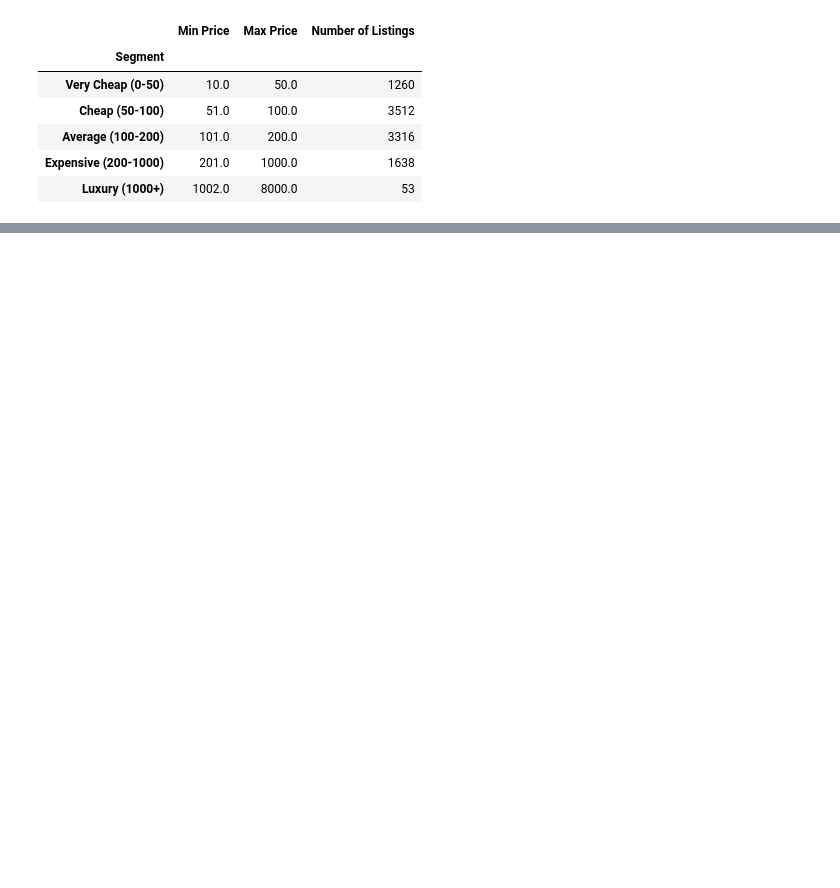
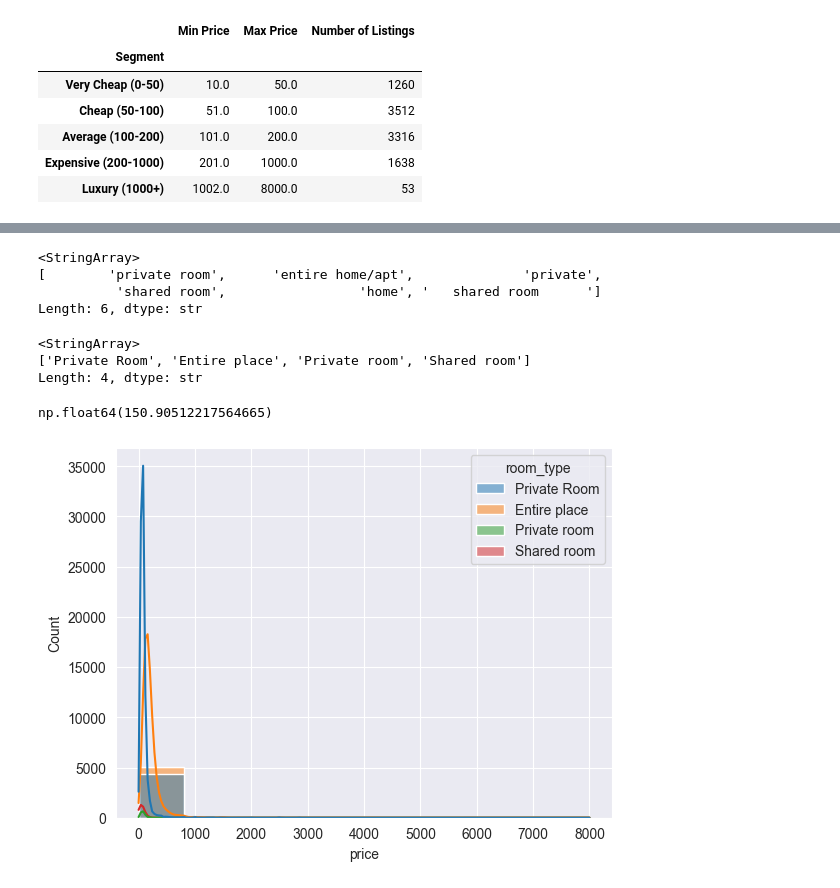
Before and after one commit to xDomino066/Descriptive_Statistics_PANDASTEAM, a Jupyter notebook: Domino/lab2.ipynb, the cells around one changed output, grey strips where cells are left out. Drawn from its saved outputs; the diff is of its cells as text; code cells hidden in the pictures; blank space fills up the shorter version.

```diff
--- a/Domino/lab2.ipynb
+++ b/Domino/lab2.ipynb
@@ -57,0 +81,40 @@ display(summary_table)
+# %%
+airbnb['room_type']= airbnb['room_type'].str.lower()
+airbnb['room_type'].unique()
+# %% [output]
+<StringArray>
+[        'private room',      'entire home/apt',              'private',
+          'shared room',                 'home', '   shared room      ']
+Length: 6, dtype: str
+# %%
+mappings = {'private room': 'Private Room',
+            'private': 'Private room',
+            'entire home/apt': 'Entire place',
+            'shared room': 'Shared room',
+            'home': 'Entire place',
+            '   shared room      ':'Shared room'}
+
+airbnb['room_type'] = airbnb['room_type'].replace(mappings)
+airbnb['room_type'].unique()
+# %% [output]
+<StringArray>
+['Private Room', 'Entire place', 'Private room', 'Shared room']
+Length: 4, dtype: str
+# %%
+airbnb['price'] = (
+    airbnb['price']
+    .astype(str)
+    .str.replace('$', '', regex=False)
+    .str.strip()
+)
+
+
+airbnb['price']=airbnb['price'].astype('float')
+airbnb['price'].mean()
+# %% [output]
+np.float64(150.90512217564665)
+# %%
+sns.histplot(data=airbnb, x='price', hue='room_type',kde=True, bins=10)
+plt.show()
+# %% [output]
+[figure, added]
```
Also changed, not shown: parts of 7 cells of this notebook, 2 other files.
